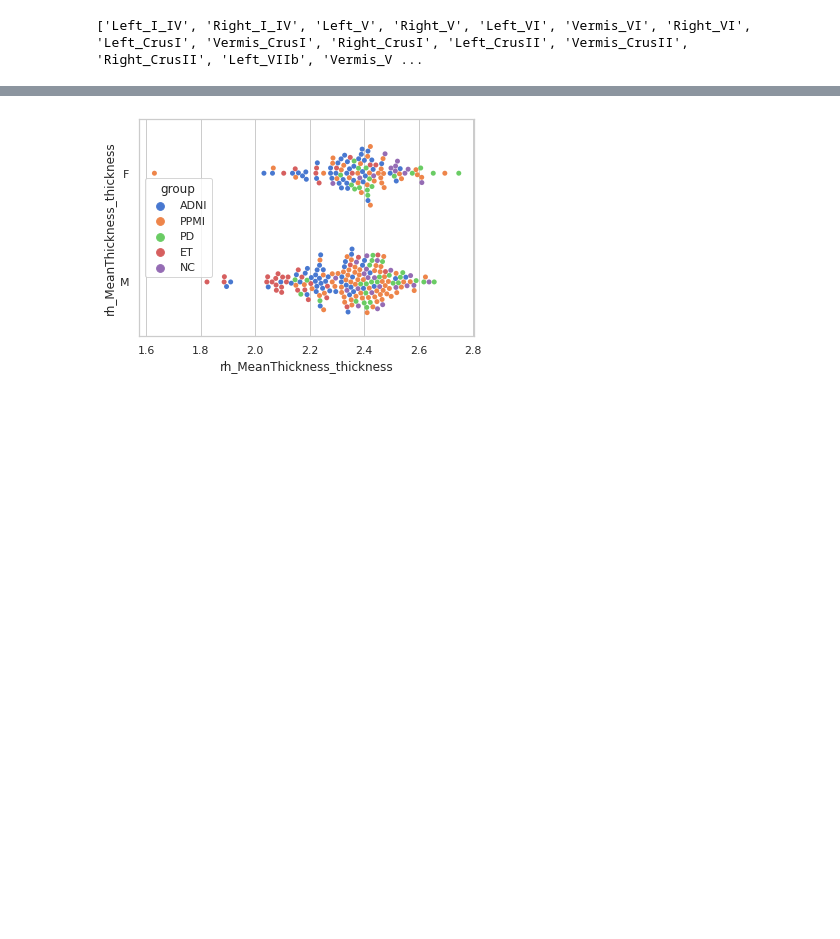
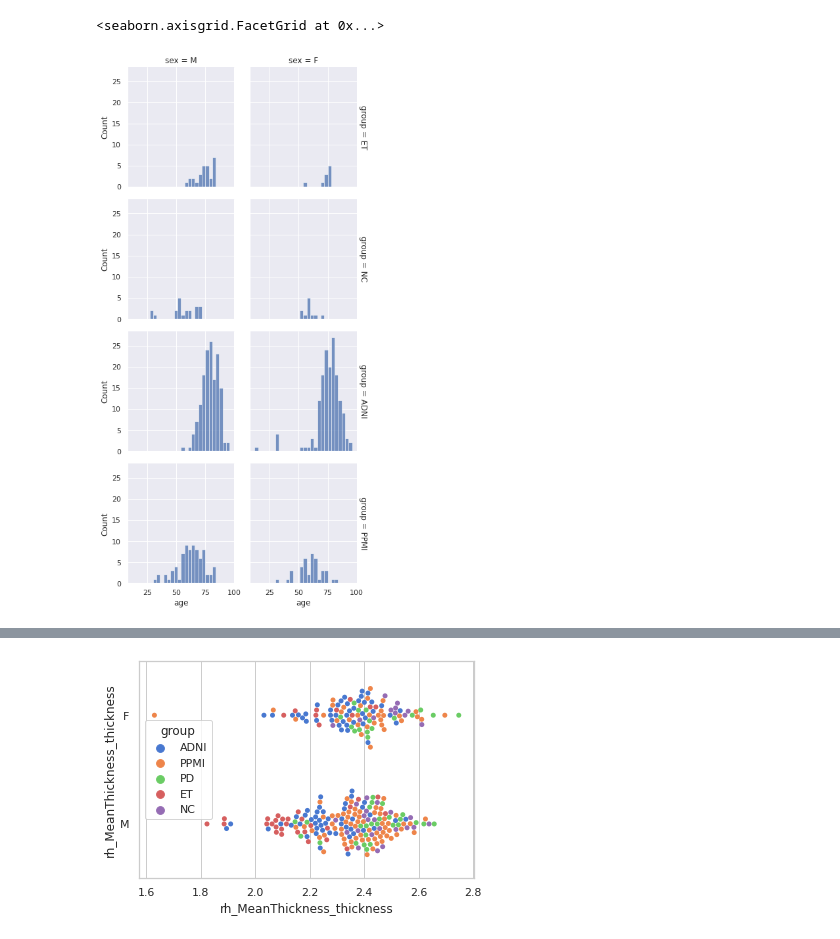
Before and after one commit to neurodatascience/ET_biomarker, a Jupyter notebook: stats/0_scratch.ipynb, the cells around one changed output, grey strips where cells are left out. Saved outputs shown, nothing was run; the diff lists cells and outputs as text; code cells hidden in the pictures; blank space fills up the shorter version.

Commit message:
update ADNI new freesurfer results and some exploration code.

```diff
--- a/stats/0_scratch.ipynb
+++ b/stats/0_scratch.ipynb
@@ -7,14 +21,18 @@ from pathlib import Path
 import pandas as pd
 import seaborn as sns
 data_dir = Path("/codes/tab_data")
-Des_other_file = data_dir/'ADNI-PPMI_Des-cere_preped.csv'
-DKT_other_file = data_dir/'ADNI-PPMI_DKT-cere_preped.csv'
-Des_mni_file   = data_dir/'freesurfer-preped_MNI.csv'
+mni_fs_file  = data_dir/'freesurfer-preped_MNI.csv'
+fs_file      = data_dir/'ADNI-PPMI_Des-fs_preped.csv'
+suit_file    = data_dir/'ADNI-PPMI_Des-cere_preped.csv'
 
-Des_other_df = pd.read_csv(Des_other_file , sep=',', header=0, index_col=0)
-DKT_other_df = pd.read_csv(DKT_other_file , sep=',', header=0, index_col=0)
-Des_mni_df   = pd.read_csv(Des_mni_file   , sep=',', header=0, index_col=0); Des_mni_df['group']=Des_mni_df['diagnosis'];
+mni_df        = pd.read_csv(mni_fs_file , sep=',', header=0, index_col=0);
+other_fs_df   = pd.read_csv(fs_file , sep=',', header=0, index_col=0);
+other_cere_df = pd.read_csv(suit_file   , sep=',', header=0, index_col=0);
+mni_df['group']=mni_df['diagnosis'];
 # %%
-SUIT_labels  =['Left_I_IV','Right_I_IV','Left_V','Right_V','Left_VI','Vermis_VI','Right_VI','Left_CrusI','Vermis_CrusI','Right_CrusI','Left_CrusII','Vermis_CrusII','Right_CrusII','Left_VIIb','Vermis_VIIb','Right_VIIb','Left_VIIIa','Vermis_VIIIa','Right_VIIIa','Left_VIIIb','Vermis_VIIIb','Right_VIIIb','Left_IX','Vermis_IX','Right_IX','Left_X','Vermis_X','Right_X','Left_Dentate','Right_Dentate','Left_Interposed','Right_Interposed','Left_Fastigial','Right_Fastigial'];
+SUIT_labels =['Left_I_IV','Right_I_IV','Left_V','Right_V','Left_VI','Vermis_VI','Right_VI','Left_CrusI','Vermis_CrusI','Right_CrusI','Left_CrusII','Vermis_CrusII','Right_CrusII','Left_VIIb','Vermis_VIIb','Right_VIIb','Left_VIIIa','Vermis_VIIIa','Right_VIIIa','Left_VIIIb','Vermis_VIIIb','Right_VIIIb','Left_IX','Vermis_IX','Right_IX','Left_X','Vermis_X','Right_X','Left_Dentate','Right_Dentate','Left_Interposed','Right_Interposed','Left_Fastigial','Right_Fastigial'];
 SUIT_labels = [ x.replace('-','_') for x in SUIT_labels]
+SUIT_l_labels =['Left_I_IV',  'Left_V', 'Left_VI', 'Left_CrusI', 'Left_CrusII', 'Left_VIIb', 'Left_VIIIa', 'Left_VIIIb', 'Left_IX', 'Left_X', 'Left_Dentate', 'Left_Interposed', 'Left_Fastigial'];
+SUIT_r_labels =['Right_I_IV','Right_V','Right_VI','Right_CrusI','Right_CrusII','Right_VIIb','Right_VIIIa','Right_VIIIb','Right_IX','Right_X','Right_Dentate','Right_Interposed','Right_Fastigial'];
+SUIT_v_labels =['Vermis_VI', 'Vermis_CrusI', 'Vermis_CrusII', 'Vermis_VIIb', 'Vermis_VIIIa','Vermis_VIIIb', 'Vermis_IX', 'Vermis_X'];
 MDTB_labels  =['MDTB_'+str(x+1) for x in range(10)];
@@ -42,4 +46,30 @@ plot_df.head()
-# %%
-print(SUIT_labels)
-# %% [output]
-['Left_I_IV', 'Right_I_IV', 'Left_V', 'Right_V', 'Left_VI', 'Vermis_VI', 'Right_VI', 'Left_CrusI', 'Vermis_CrusI', 'Right_CrusI', 'Left_CrusII', 'Vermis_CrusII', 'Right_CrusII', 'Left_VIIb', 'Vermis_V ...
+# %%
+meta_info_col = ['age','sex','group','eTIV','SupraTentorialVol', 'SupraTentorialVolNotVent']
+fs_cere_col = ['Left_Cerebellum_White_Matter', 'Left_Cerebellum_Cortex', 'Right_Cerebellum_White_Matter', 'Right_Cerebellum_Cortex']
+mni_data_df=mni_df[meta_info_col+fs_cere_col+SUIT_labels];
+other_cere_df = other_cere_df[SUIT_labels]
+other_data_df=other_fs_df[meta_info_col+fs_cere_col];
+other_data_df=other_data_df.join(other_cere_df, how='left')
+data_df = pd.concat([mni_data_df,other_data_df])
+data_df['left_cerebellum']=data_df['Left_Cerebellum_Cortex']+data_df['Left_Cerebellum_White_Matter']
+data_df['right_cerebellum']=data_df['Right_Cerebellum_Cortex']+data_df['Right_Cerebellum_White_Matter']
+data_df['L_CL'] = data_df[SUIT_l_labels].sum(axis=1)
+data_df['R_CL'] = data_df[SUIT_r_labels].sum(axis=1)
+data_df['V_CL'] = data_df[SUIT_v_labels].sum(axis=1)
+data_df['participant_id']=data_df.index
+data_df=data_df[data_df['group']!='PD'];
+data_suit_df=data_df.dropna()
+import seaborn as sns
+# %%
+# age and sex distribution
+sns.set(font_scale=2)
+data_vis_df=data_df.copy()
+sns.set_theme(style="whitegrid")
+#sns.violinplot(data=data_vis_df, x="group", y="age", hue="sex", split=True, inner="quart", linewidth=1,)
+#sns.despine(left=True)
+sns.set_theme(style="darkgrid")
+sns.displot(data_vis_df, x="age", col="sex", row="group", binwidth=3, height=3,
+            facet_kws=dict(margin_titles=True),)
+# %% [output]
+<seaborn.axisgrid.FacetGrid at 0x...>
+[figure, added]
```
Also changed, not shown: parts of 14 cells of this notebook, 15 other files.
